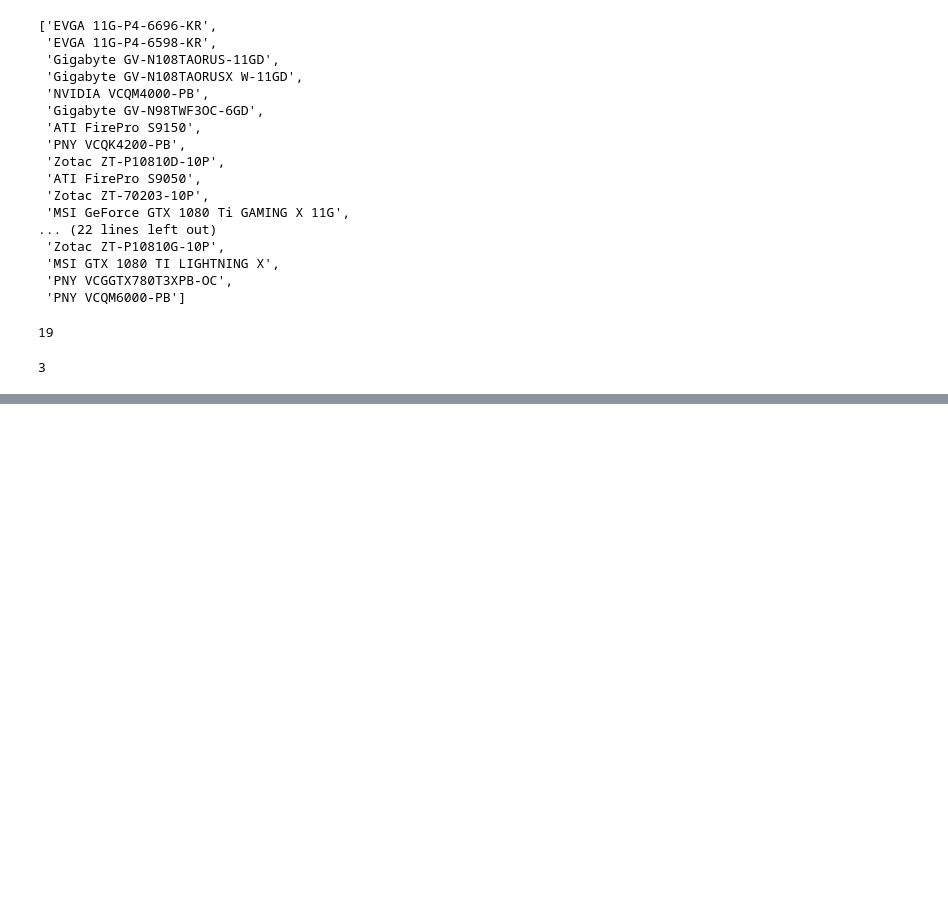
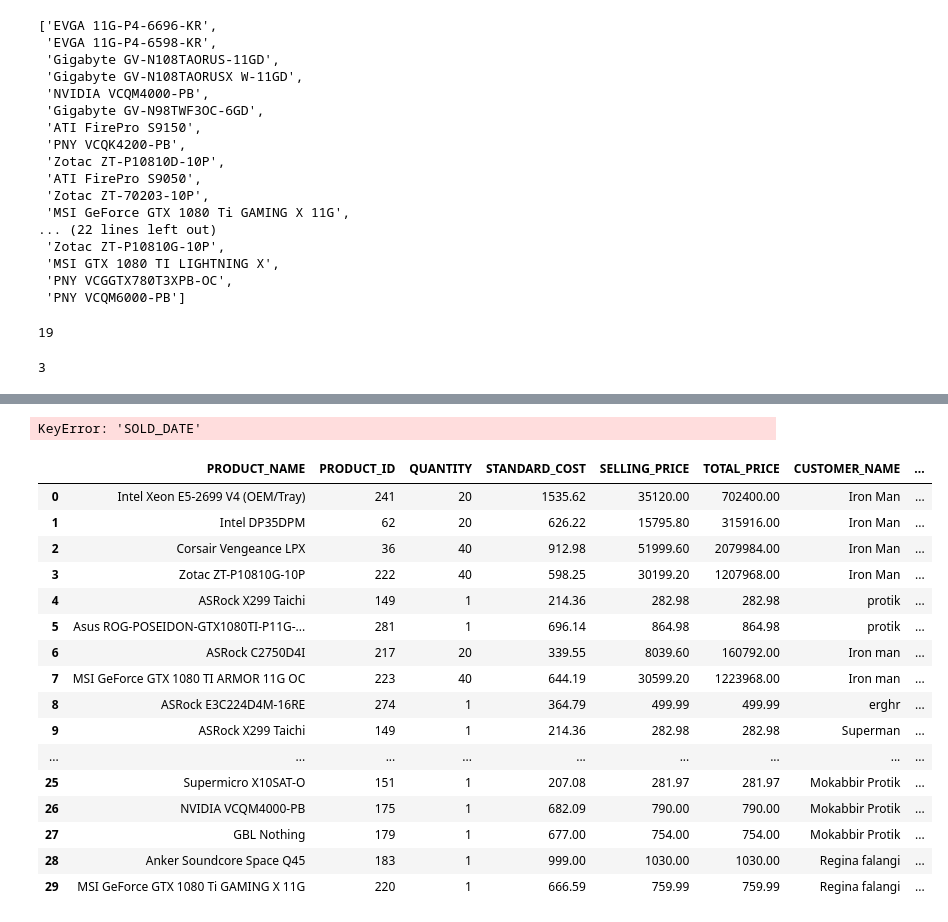
Before and after one commit to MProtik/Store-Management-System-Project, a Jupyter notebook: DatabaseNotebook.ipynb, the cells around one changed output, grey strips where cells are left out. Drawn from its saved outputs; the diff is of its cells as text; code cells hidden in the pictures; blank space fills up the shorter version.

```diff
--- a/DatabaseNotebook.ipynb
+++ b/DatabaseNotebook.ipynb
@@ -744,0 +1126,12 @@ Database.whole_customerstable()
+# %%
+
+
+# Query to list all tables
+cursor.execute("SELECT name FROM sqlite_master WHERE type='table';")
+
+# Fetch all results
+tables = cursor.fetchall()
+
+# Print table names
+for table in tables:
+    print(table[0])
@@ -744,0 +1261,3 @@ Database.whole_customerstable()
+# %%
+df = Database.whole_soldproduct_table()
+totalsold(SearchProduct(SearchProduct("Anker")))
@@ -744,0 +1282,4 @@ Database.whole_customerstable()
+# %%
+date = "2024-11-04"
+query = pd.read_sql_query(f"select * from CustomersTable where SOLD_DATE like '{date}%'", conn)
+query
@@ -744,0 +1298,4 @@ Database.whole_customerstable()
+# %%
+query[query["SOLD_DATE"].str.startswith("2024-11-04")]
+# %% [output]
+KeyError: 'SOLD_DATE'
@@ -744,0 +1310,33 @@ Database.whole_customerstable()
+# %%
+def SearchByDate(date, table):
+    conn = sqlite3.connect('storedatabase.db', timeout=10)  # Example with a timeout
+    conn.execute("PRAGMA busy_timeout = 3000")
+    cursor = conn.cursor()
+    if table == "CustomersTable":
+        df = pd.read_sql_query(f"select * from {table} where Sold_Date like '{date}%'", conn)
+    elif table == "soldproducts":
+        df = pd.read_sql_query(f"select * from {table} where SOLD_DATE like '{date}%'", conn)
+    else:
+        print("Table name doesn't match")
+    conn.close()
+    return df
+# %%
+SearchByDate('2024-11-04', "soldproducts")
+# %% [output]
+|  | PRODUCT_NAME | PRODUCT_ID | QUANTITY | STANDARD_COST | SELLING_PRICE | TOTAL_PRICE | CUSTOMER_NAME | ... |
+| 0 | Intel Xeon E5-2699 V4 (OEM/Tray) | 241 | 20 | 1535.62 | 35120.00 | 702400.00 | Iron Man | ... |
+| 1 | Intel DP35DPM | 62 | 20 | 626.22 | 15795.80 | 315916.00 | Iron Man | ... |
+| 2 | Corsair Vengeance LPX | 36 | 40 | 912.98 | 51999.60 | 2079984.00 | Iron Man | ... |
+| 3 | Zotac ZT-P10810G-10P | 222 | 40 | 598.25 | 30199.20 | 1207968.00 | Iron Man | ... |
+| 4 | ASRock X299 Taichi | 149 | 1 | 214.36 | 282.98 | 282.98 | protik | ... |
+| 5 | Asus ROG-POSEIDON-GTX1080TI-P11G-... | 281 | 1 | 696.14 | 864.98 | 864.98 | protik | ... |
+| 6 | ASRock C2750D4I | 217 | 20 | 339.55 | 8039.60 | 160792.00 | Iron man | ... |
+| 7 | MSI GeForce GTX 1080 TI ARMOR 11G OC | 223 | 40 | 644.19 | 30599.20 | 1223968.00 | Iron man | ... |
+| 8 | ASRock E3C224D4M-16RE | 274 | 1 | 364.79 | 499.99 | 499.99 | erghr | ... |
+| 9 | ASRock X299 Taichi | 149 | 1 | 214.36 | 282.98 | 282.98 | Superman | ... |
+| ... | ... | ... | ... | ... | ... | ... | ... | ... |
+| 25 | Supermicro X10SAT-O | 151 | 1 | 207.08 | 281.97 | 281.97 | Mokabbir Protik | ... |
+| 26 | NVIDIA VCQM4000-PB | 175 | 1 | 682.09 | 790.00 | 790.00 | Mokabbir Protik | ... |
+| 27 | GBL Nothing | 179 | 1 | 677.00 | 754.00 | 754.00 | Mokabbir Protik | ... |
+| 28 | Anker Soundcore Space Q45 | 183 | 1 | 999.00 | 1030.00 | 1030.00 | Regina falangi | ... |
+| 29 | MSI GeForce GTX 1080 Ti GAMING X 11G | 220 | 1 | 666.59 | 759.99 | 759.99 | Regina falangi | ... |
```
Also changed, not shown: parts of 75 cells of this notebook, 28 other files.
